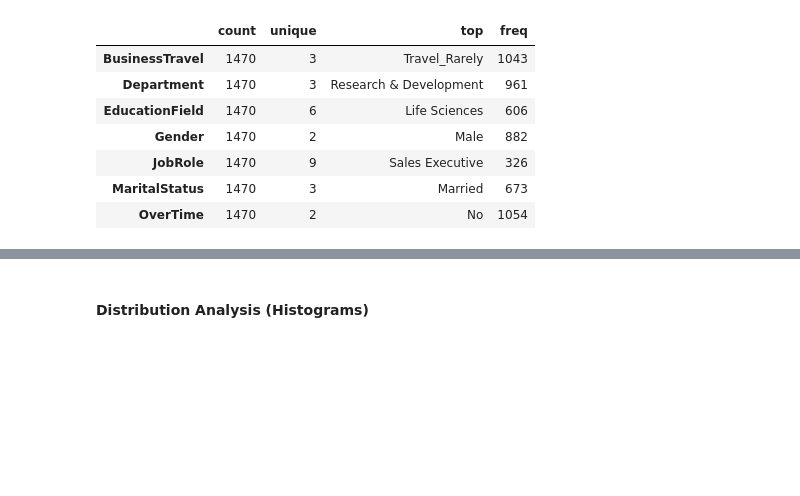
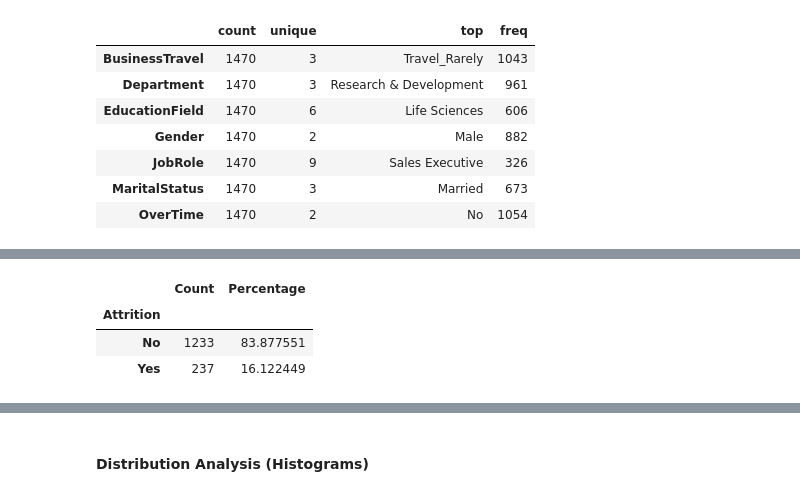
Before and after one commit to noppsoon/Project, a Jupyter notebook: Personal_Projects/IBM HR Analytics Employee Attrition & Performance.ipynb, the cells around one changed output, grey strips where cells are left out. Cells and saved outputs as stored; diff of their text form; code cells hidden in the pictures; blank space fills up the shorter version.

```diff
--- a/Personal_Projects/IBM HR Analytics Employee Attrition & Performance.ipynb
+++ b/Personal_Projects/IBM HR Analytics Employee Attrition & Performance.ipynb
@@ -265,3 +281,15 @@ df_more_1_val[num_cols_more_1_val].describe().T
 | YearsInCurrentRole | 1470.0 | 4.229252 | 3.623137 | 0.0 | 2.00 | 3.0 | 7.00 | 18.0 |
 | YearsSinceLastPromotion | 1470.0 | 2.187755 | 3.222430 | 0.0 | 0.00 | 1.0 | 3.00 | 15.0 |
 | YearsWithCurrManager | 1470.0 | 4.123129 | 3.568136 | 0.0 | 2.00 | 3.0 | 7.00 | 17.0 |
+# %%
+target_summary = pd.DataFrame({
+    "Count": df["Attrition"].value_counts(),
+    "Percentage": df["Attrition"].value_counts(normalize=True).mul(100)
+})
+
+target_summary
+# %% [output]
+|  | Count | Percentage |
+| Attrition |  |  |
+| No | 1233 | 83.877551 |
+| Yes | 237 | 16.122449 |
```
Also changed, not shown: parts of 18 cells of this notebook.
